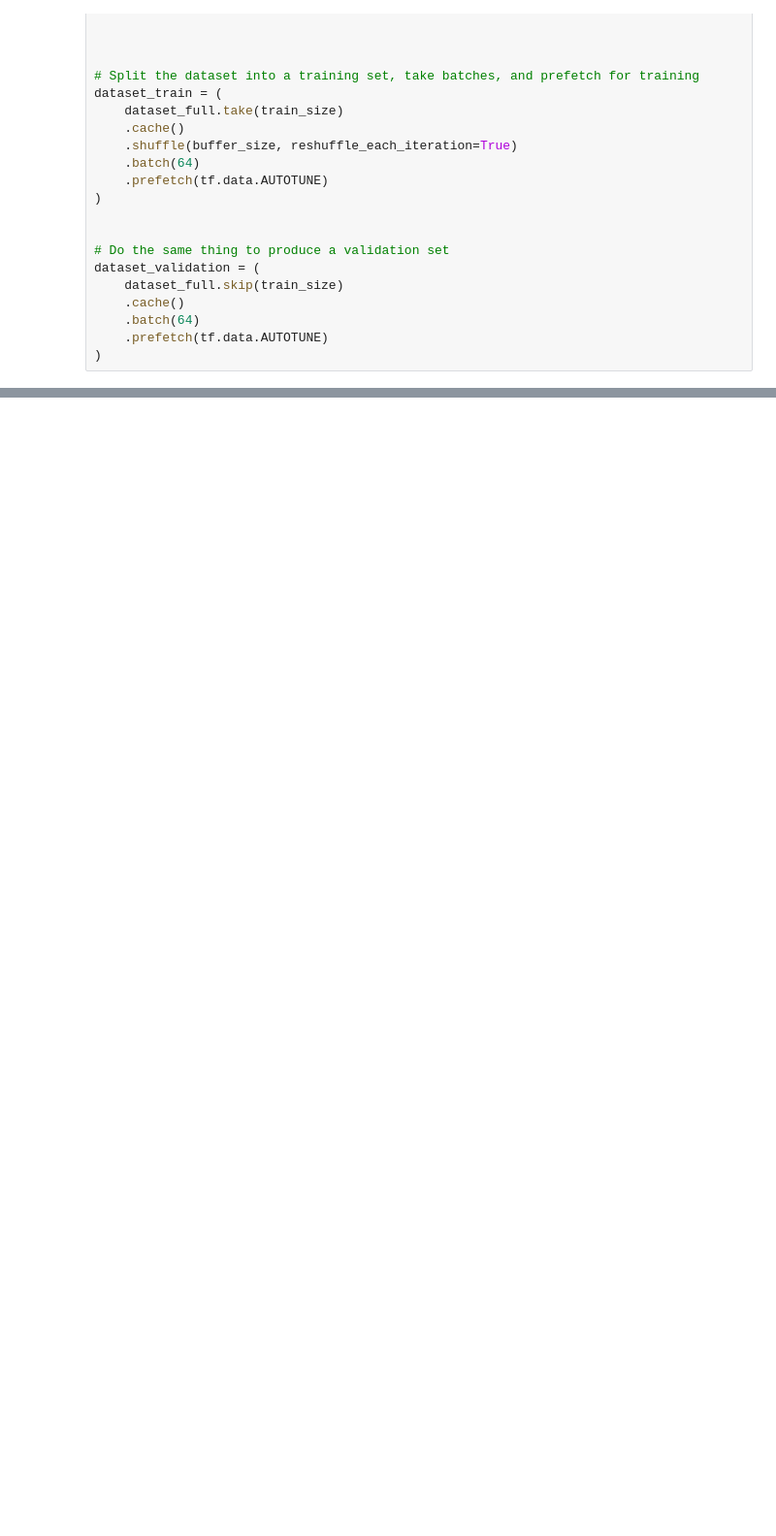
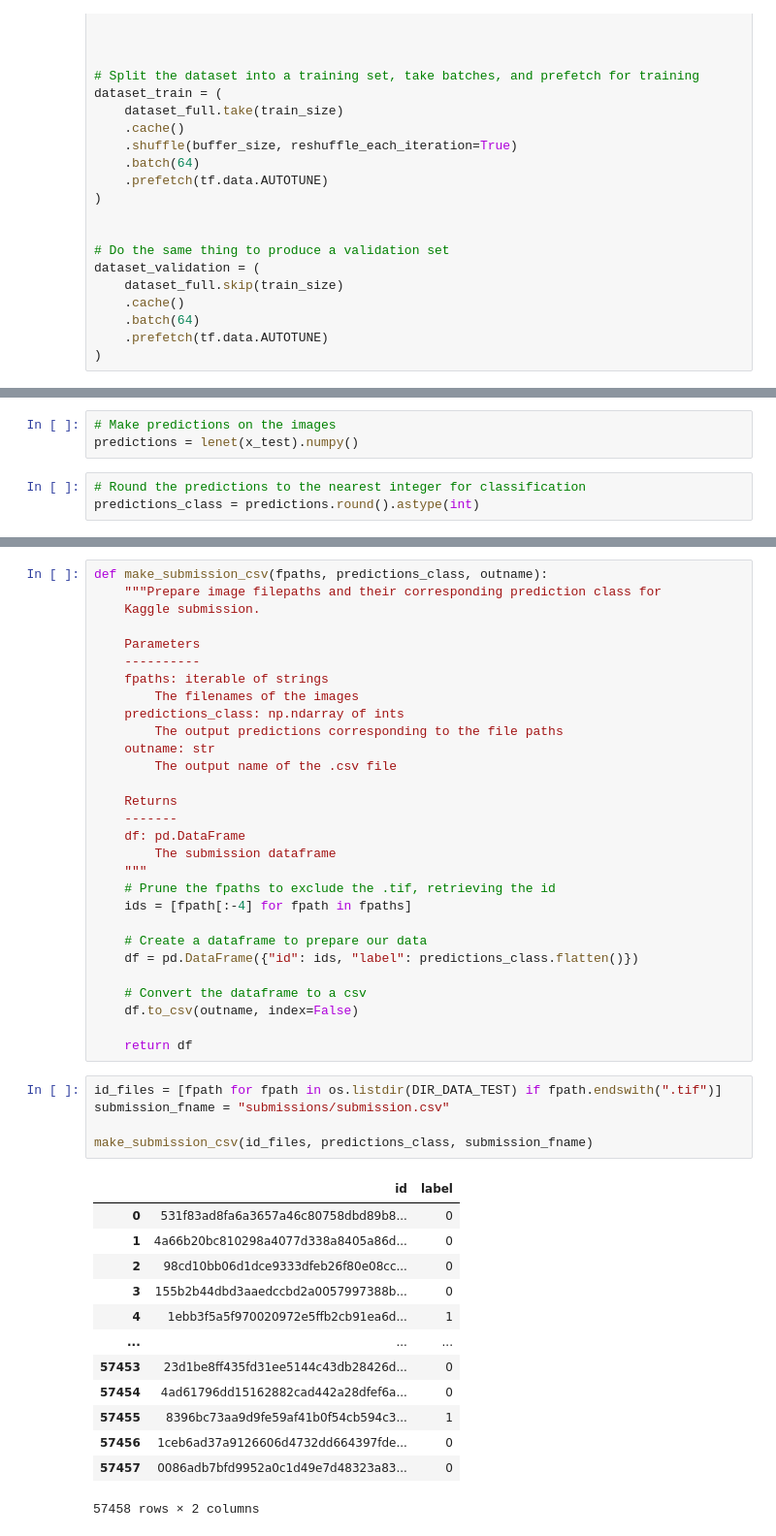
Before and after one commit to benjamin-ahlbrecht/histopathologic-cancer-detection, a Jupyter notebook: src/histopathologic_cancer_detection.ipynb, the cells around one changed output, grey strips where cells are left out. Shown at 97% size. Cells and saved outputs as stored; diff of their text form; blank space fills up the shorter version.

```diff
--- a/src/histopathologic_cancer_detection.ipynb
+++ b/src/histopathologic_cancer_detection.ipynb
@@ -650,0 +710,6 @@ display(c4)
+# %%
+# Make predictions on the images
+predictions = lenet(x_test).numpy()
+# %%
+# Round the predictions to the nearest integer for classification
+predictions_class = predictions.round().astype(int)
@@ -650,0 +719,48 @@ display(c4)
+# %%
+def make_submission_csv(fpaths, predictions_class, outname):
+    """Prepare image filepaths and their corresponding prediction class for
+    Kaggle submission.
+
+    Parameters
+    ----------
+    fpaths: iterable of strings
+        The filenames of the images
+    predictions_class: np.ndarray of ints
+        The output predictions corresponding to the file paths
+    outname: str
+        The output name of the .csv file
+
+    Returns
+    -------
+    df: pd.DataFrame
+        The submission dataframe
+    """
+    # Prune the fpaths to exclude the .tif, retrieving the id
+    ids = [fpath[:-4] for fpath in fpaths]
+
+    # Create a dataframe to prepare our data
+    df = pd.DataFrame({"id": ids, "label": predictions_class.flatten()})
+
+    # Convert the dataframe to a csv
+    df.to_csv(outname, index=False)
+
+    return df
+# %%
+id_files = [fpath for fpath in os.listdir(DIR_DATA_TEST) if fpath.endswith(".tif")]
+submission_fname = "submissions/submission.csv"
+
+make_submission_csv(id_files, predictions_class, submission_fname)
+# %% [output]
+|  | id | label |
+| 0 | 531f83ad8fa6a3657a46c80758dbd89b8... | 0 |
+| 1 | 4a66b20bc810298a4077d338a8405a86d... | 0 |
+| 2 | 98cd10bb06d1dce9333dfeb26f80e08cc... | 0 |
+| 3 | 155b2b44dbd3aaedccbd2a0057997388b... | 0 |
+| 4 | 1ebb3f5a5f970020972e5ffb2cb91ea6d... | 1 |
+| ... | ... | ... |
+| 57453 | 23d1be8ff435fd31ee5144c43db28426d... | 0 |
+| 57454 | 4ad61796dd15162882cad442a28dfef6a... | 0 |
+| 57455 | 8396bc73aa9d9fe59af41b0f54cb594c3... | 1 |
+| 57456 | 1ceb6ad37a9126606d4732dd664397fde... | 0 |
+| 57457 | 0086adb7bfd9952a0c1d49e7d48323a83... | 0 |
+57458 rows × 2 columns
```
Also changed, not shown: parts of 27 cells of this notebook, 51 other files.
